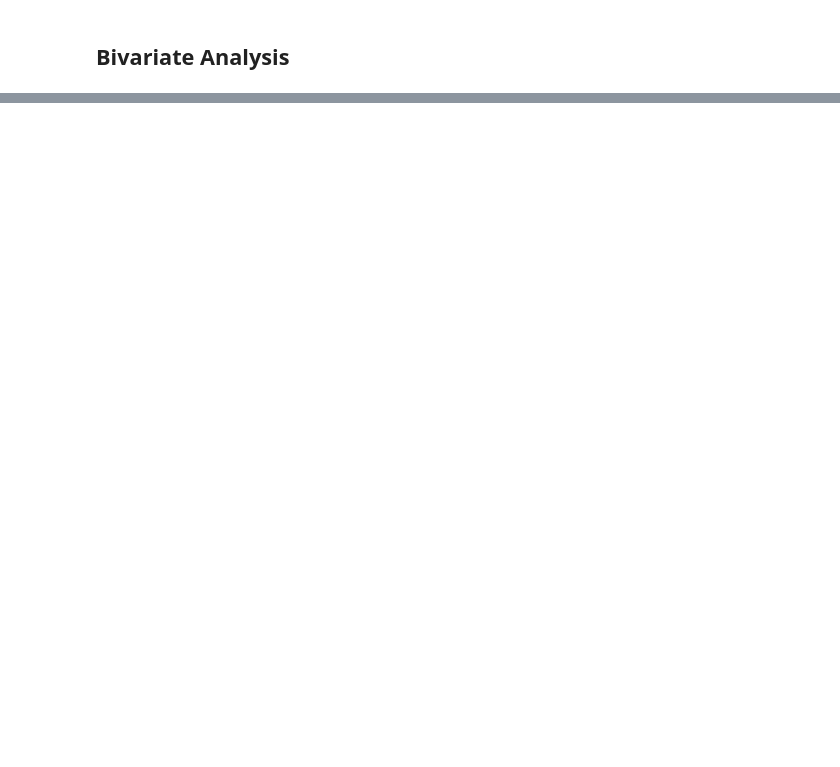
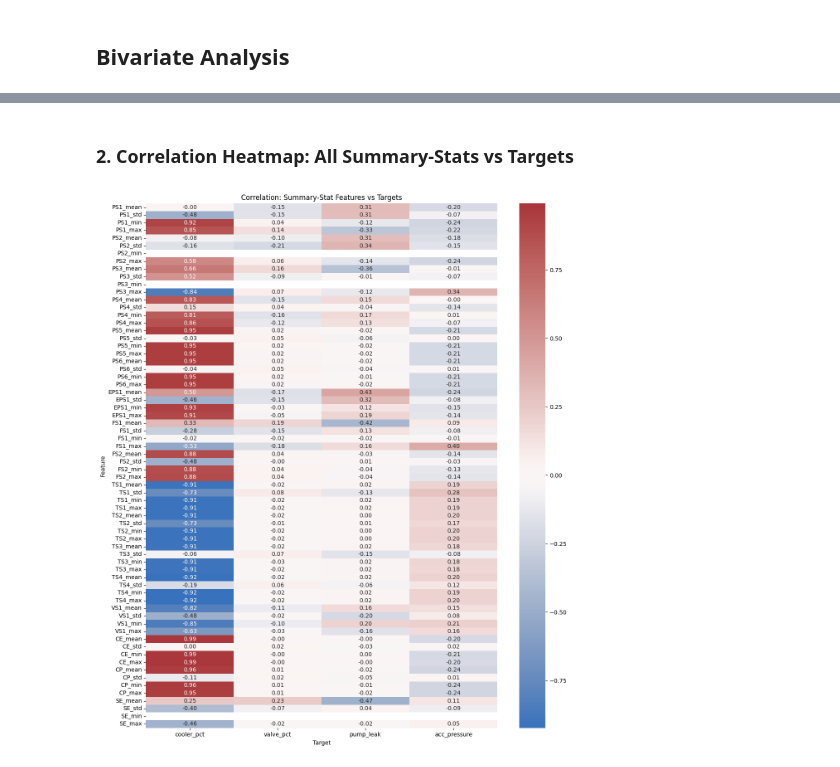
Before and after one commit to jeremiafourie/HydraulicHealth-Monitoring, a Jupyter notebook: notebooks/eda.ipynb, the cells around one changed output, grey strips where cells are left out. Cells and saved outputs as stored; diff of their text form; code cells hidden in the pictures; blank space fills up the shorter version.

```diff
--- a/notebooks/eda.ipynb
+++ b/notebooks/eda.ipynb
@@ -121,0 +140,32 @@ plt.title("Correlation Matrix"); plt.show()
+# %% [markdown]
+### 2. Correlation Heatmap: All Summary‐Stats vs Targets
+# %%
+# b) Build list of every summary‐stat feature actually in df
+prefixes = [f"PS{i}" for i in range(1,7)] + ["EPS1"] + ["FS1","FS2"] + ["TS1","TS2","TS3","TS4","VS1","CE","CP","SE"]
+stat_cols = []
+for p in prefixes:
+    for suffix in ["mean","std","min","max"]:
+        col = f"{p}_{suffix}"
+        if col in df.columns:
+            stat_cols.append(col)
+
+# assemble df for correlation
+corr_df = df[stat_cols + targets]
+corr = corr_df.corr()
+
+# show only feature↔target slice
+plt.figure(figsize=(12, max(6, len(stat_cols)*0.2)))
+sns.heatmap(
+    corr.loc[stat_cols, targets],
+    annot=True,
+    fmt=".2f",
+    cmap="vlag",
+    center=0
+)
+plt.title("Correlation: Summary‐Stat Features vs Targets")
+plt.ylabel("Feature")
+plt.xlabel("Target")
+plt.tight_layout()
+plt.show()
+# %% [output]
+[figure, added]
```
Also changed, not shown: parts of 7 cells of this notebook.
